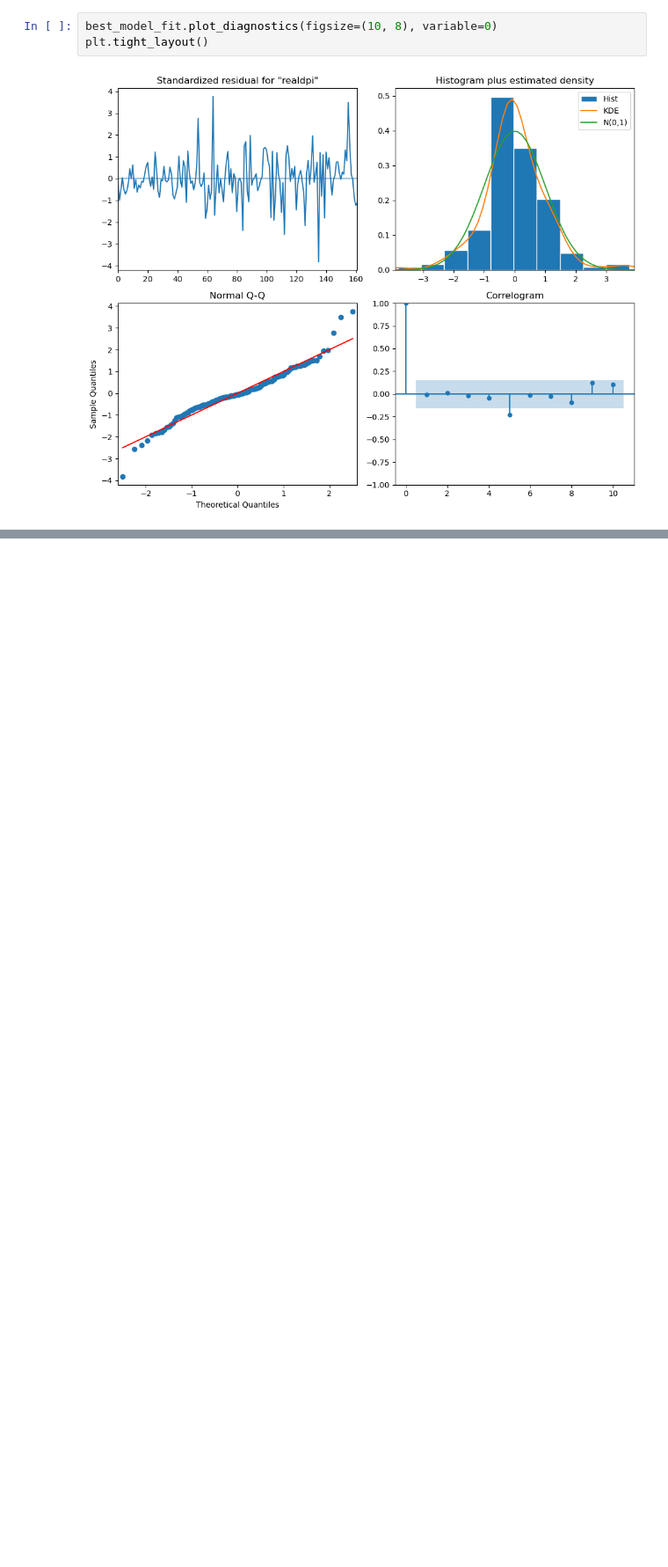
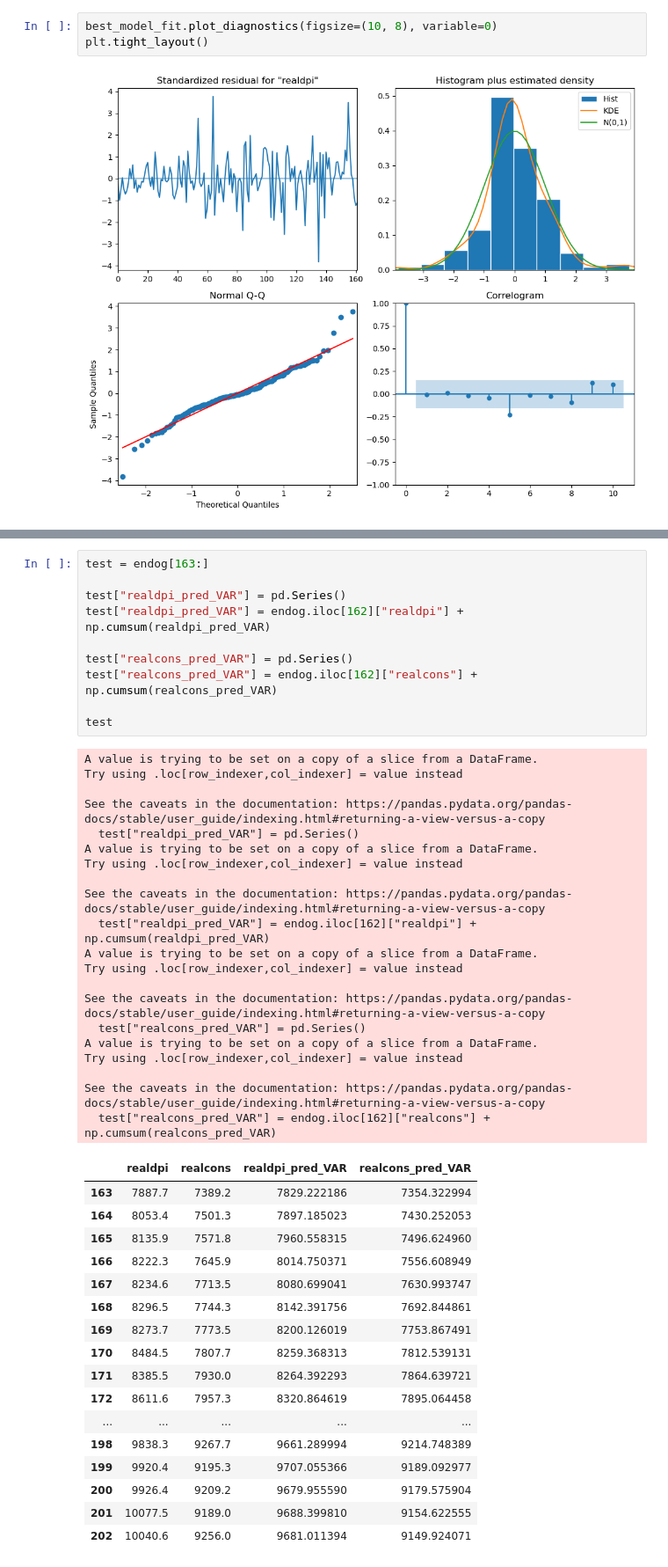
Before and after one commit to Alexa201228/timeseriesPracticeML, a Jupyter notebook: VAR_model.ipynb, the cells around one changed output, grey strips where cells are left out. Shown: that part at 88% size. Drawn from its saved outputs; the diff is of its cells as text; blank space fills up the shorter version.

```diff
--- a/VAR_model.ipynb
+++ b/VAR_model.ipynb
@@ -255,0 +337,48 @@ plt.tight_layout()
+# %%
+test = endog[163:]
+
+test["realdpi_pred_VAR"] = pd.Series()
+test["realdpi_pred_VAR"] = endog.iloc[162]["realdpi"] + np.cumsum(realdpi_pred_VAR)
+
+test["realcons_pred_VAR"] = pd.Series()
+test["realcons_pred_VAR"] = endog.iloc[162]["realcons"] + np.cumsum(realcons_pred_VAR)
+
+test
+# %% [output]
+A value is trying to be set on a copy of a slice from a DataFrame.
+Try using .loc[row_indexer,col_indexer] = value instead
+
+See the caveats in the documentation: https://pandas.pydata.org/pandas-docs/stable/user_guide/indexing.html#returning-a-view-versus-a-copy
+  test["realdpi_pred_VAR"] = pd.Series()
+A value is trying to be set on a copy of a slice from a DataFrame.
+Try using .loc[row_indexer,col_indexer] = value instead
+
+See the caveats in the documentation: https://pandas.pydata.org/pandas-docs/stable/user_guide/indexing.html#returning-a-view-versus-a-copy
+  test["realdpi_pred_VAR"] = endog.iloc[162]["realdpi"] + np.cumsum(realdpi_pred_VAR)
+A value is trying to be set on a copy of a slice from a DataFrame.
+Try using .loc[row_indexer,col_indexer] = value instead
+
+See the caveats in the documentation: https://pandas.pydata.org/pandas-docs/stable/user_guide/indexing.html#returning-a-view-versus-a-copy
+  test["realcons_pred_VAR"] = pd.Series()
+A value is trying to be set on a copy of a slice from a DataFrame.
+Try using .loc[row_indexer,col_indexer] = value instead
+
+See the caveats in the documentation: https://pandas.pydata.org/pandas-docs/stable/user_guide/indexing.html#returning-a-view-versus-a-copy
+  test["realcons_pred_VAR"] = endog.iloc[162]["realcons"] + np.cumsum(realcons_pred_VAR)
+|  | realdpi | realcons | realdpi_pred_VAR | realcons_pred_VAR |
+| 163 | 7887.7 | 7389.2 | 7829.222186 | 7354.322994 |
+| 164 | 8053.4 | 7501.3 | 7897.185023 | 7430.252053 |
+| 165 | 8135.9 | 7571.8 | 7960.558315 | 7496.624960 |
+| 166 | 8222.3 | 7645.9 | 8014.750371 | 7556.608949 |
+| 167 | 8234.6 | 7713.5 | 8080.699041 | 7630.993747 |
+| 168 | 8296.5 | 7744.3 | 8142.391756 | 7692.844861 |
+| 169 | 8273.7 | 7773.5 | 8200.126019 | 7753.867491 |
+| 170 | 8484.5 | 7807.7 | 8259.368313 | 7812.539131 |
+| 171 | 8385.5 | 7930.0 | 8264.392293 | 7864.639721 |
+| 172 | 8611.6 | 7957.3 | 8320.864619 | 7895.064458 |
+| ... | ... | ... | ... | ... |
+| 198 | 9838.3 | 9267.7 | 9661.289994 | 9214.748389 |
+| 199 | 9920.4 | 9195.3 | 9707.055366 | 9189.092977 |
+| 200 | 9926.4 | 9209.2 | 9679.955590 | 9179.575904 |
+| 201 | 10077.5 | 9189.0 | 9688.399810 | 9154.622555 |
+| 202 | 10040.6 | 9256.0 | 9681.011394 | 9149.924071 |
```
Also changed, not shown: parts of 12 cells of this notebook.
